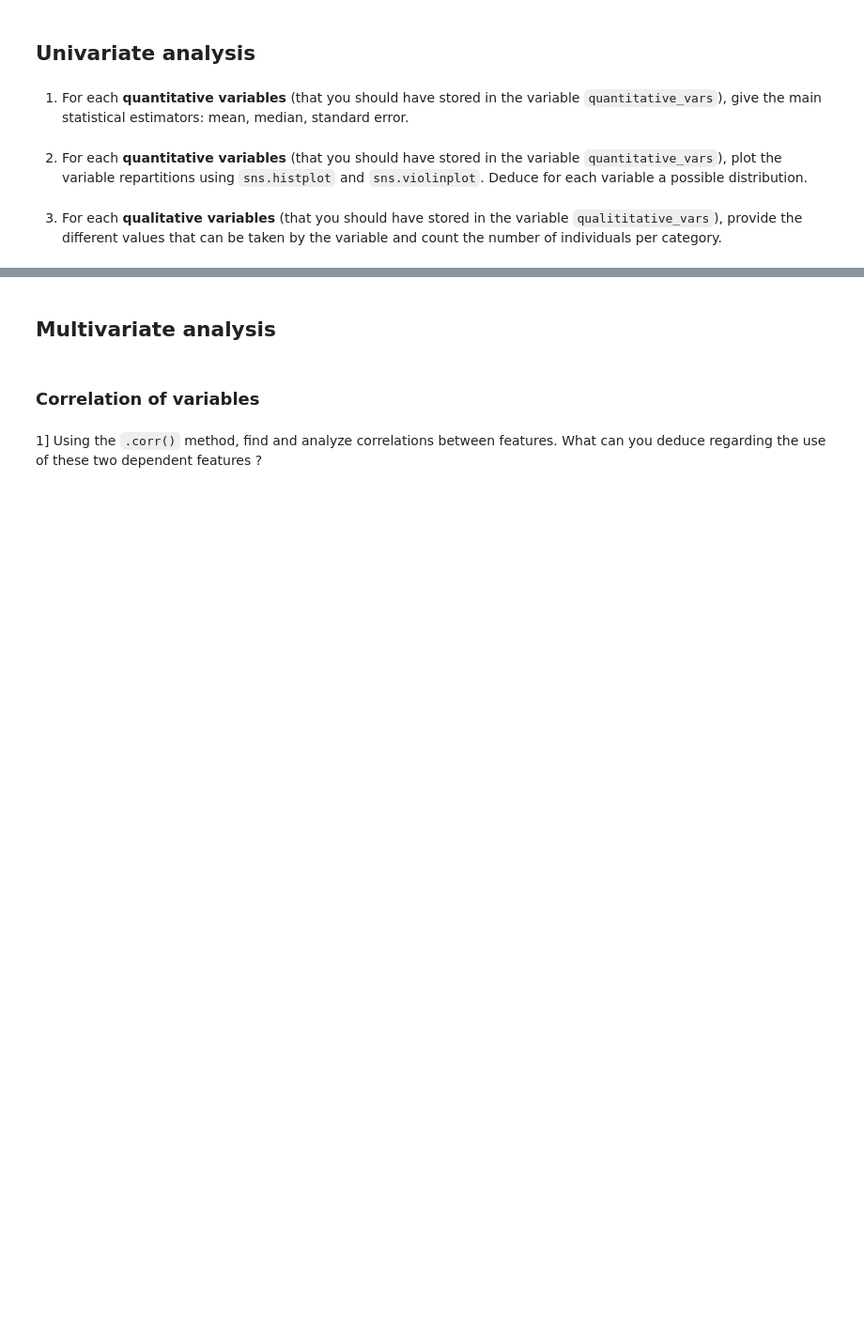
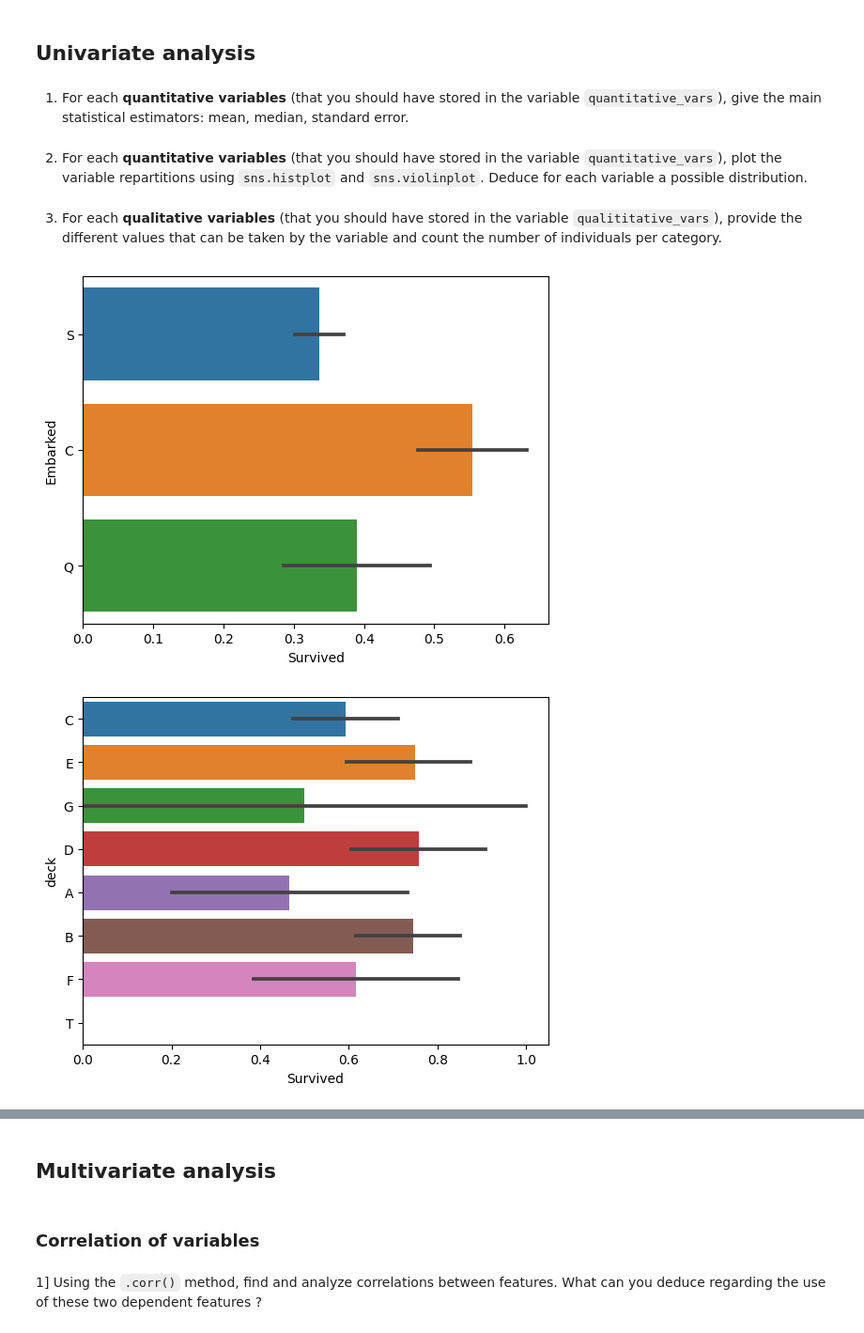
Before and after one commit to SphRbtHyk/miashs_introduction_ml, a Jupyter notebook: lab2/lab2_data_analysis.ipynb, the cells around one changed output, grey strips where cells are left out. Shown: that part at 94% size. Cells and saved outputs as stored; diff of their text form; code cells hidden in the pictures; blank space fills up the shorter version.

```diff
--- a/lab2/lab2_data_analysis.ipynb
+++ b/lab2/lab2_data_analysis.ipynb
@@ -27,0 +107,31 @@ df.shape
+# %%
+# Lastname of the person
+df["lastname"] = df.Name.apply(lambda x: x.split(",")[0])
+
+# Number of family members
+df["nbr_fam_members"] = df.SibSp + df.Parch
+
+# Age category
+# Create function to use as lambda
+def age_category(age):
+    if age <= 21:
+        return "minor"
+    elif age <= 50:
+        return "adult"
+    else:
+        return "senior"
+
+df["age_category"] = df.Age.apply(lambda x: age_category(x))
+
+# Is there with family ?
+df["with_family"] = df.nbr_fam_members > 0
+
+# What deck is the cabin located ?
+df["deck"] = df.Cabin.apply(lambda x: x[0] if not pd.isnull(x) else np.nan)
+
+# Number of person in the cabin
+cabin_count = df.Cabin.value_counts()
+df["nbr_cabin"] = df.merge(cabin_count, left_on="Cabin", right_index=True, how="outer")["Cabin_y"]
+
+# Whether or not the cabin was shared
+df["cabin_shared"] = df.nbr_cabin.apply(lambda x: x > 1 if not pd.isnull(x) else np.nan)
@@ -32,2 +161,6 @@ df.shape
+# %%
+features = ["Age", "SibSp", "Parch", "Fare", "Ticket", "Embarked", "Cabin", "Sex", "Pclass", "age_category", "nbr_fam_members", "with_family", "deck", "nbr_cabin", "cabin_shared"]
+quantitative_variables = ["Age", "Parch", "SibSp", "Fare", "nbr_cabin", "nbr_fam_members"]
+qualitative_variables = ["Embarked", "deck", "Cabin", "with_family", "Sex", "Pclass", "age_category", "cabin_shared"]
 # %% [markdown]
 6. Give the repartition of the target to predict using the `value_counts` method. How many people died in the Titanic disaster ? How many survived ?
@@ -41,3 +181,10 @@ df.shape
 2. For each **quantitative variables** (that you should have stored in the variable `quantitative_vars`), plot the variable repartitions using `sns.histplot` and `sns.violinplot`. Deduce for each variable a possible distribution.
 # %% [markdown]
 3. For each **qualitative variables** (that you should have stored in the variable `qualititative_vars`), provide the different values that can be taken by the variable and count the number of individuals per category.
+# %%
+for qualitative in qualitative_variables:
+    sns.barplot(data=df, x="Survived", y=qualitative)
+    plt.show()
+# %% [output]
+[figure, added]
+[figure, added]
```
Also changed, not shown: parts of 16 cells of this notebook.
